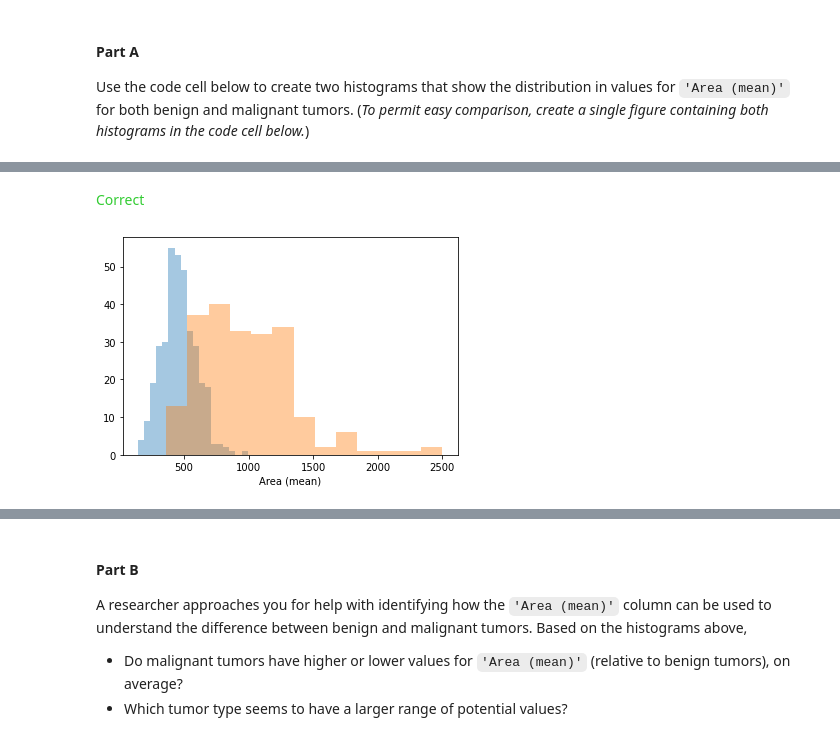
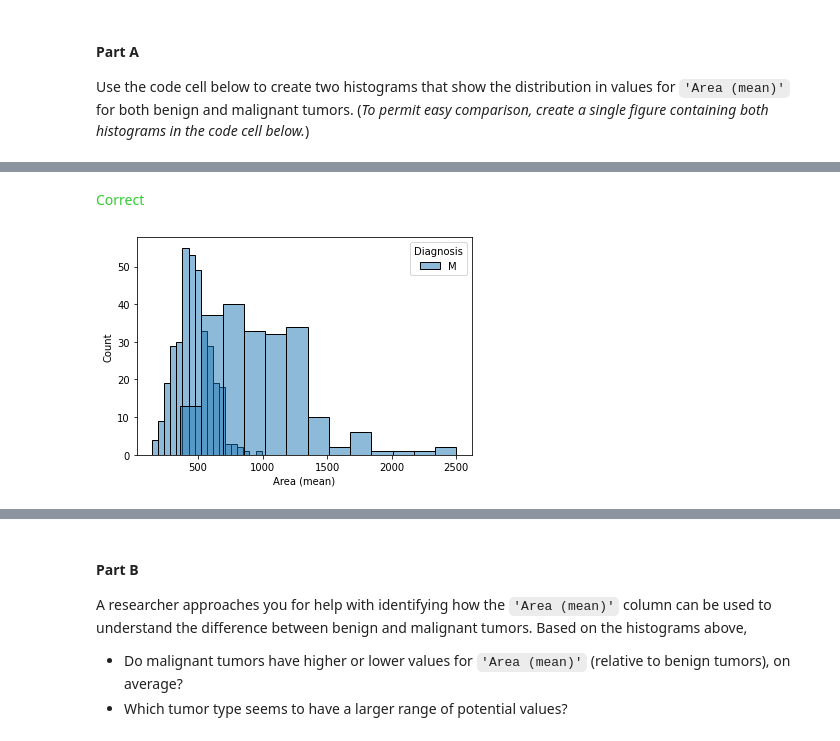
Before and after one commit to saritha28/Email-Spam-filter-using-Navies-Bayes, a Jupyter notebook: exercise-distributions.ipynb, the cells around one changed output, grey strips where cells are left out. Cells and saved outputs as stored; diff of their text form; code cells hidden in the pictures.

```diff
--- a/exercise-distributions.ipynb
+++ b/exercise-distributions.ipynb
@@ -138,18 +138,20 @@ Use the code cell below to create two histograms that show the distribution in v
 # %%
 # Histograms for benign and maligant tumors
 ____ # Your code here (benign tumors)
 
-sns.distplot(cancer_b_data['Area (mean)'],label= 'cancer_b', kde=False)
+#sns.histplot(cancer_b_data['Area (mean)'],label= 'cancer_b', kde=False)
+a = sns.histplot(data=cancer_b_data, x='Area (mean)', kde=False,hue='Diagnosis')
 
 ____ # Your code here (malignant tumors)
-sns.distplot(cancer_m_data['Area (mean)'], label= 'cancer_m',kde=False)
-
+#sns.histplot(cancer_m_data['Area (mean)'], label= 'cancer_m',kde=False)
+b = sns.histplot(data=cancer_m_data, x='Area (mean)',kde=False, hue='Diagnosis')
 # Check your answer
+a,b
 step_3.a.check()
 # %% [output]
 [interactive output not drawn]
 <span style="color:#33cc33">Correct</span>
-[figure, old version]
+[figure, new version]
 # %%
 # Lines below will give you a hint or solution code
 step_3.a.hint()
```
Also changed, not shown: parts of 1 cell of this notebook.
